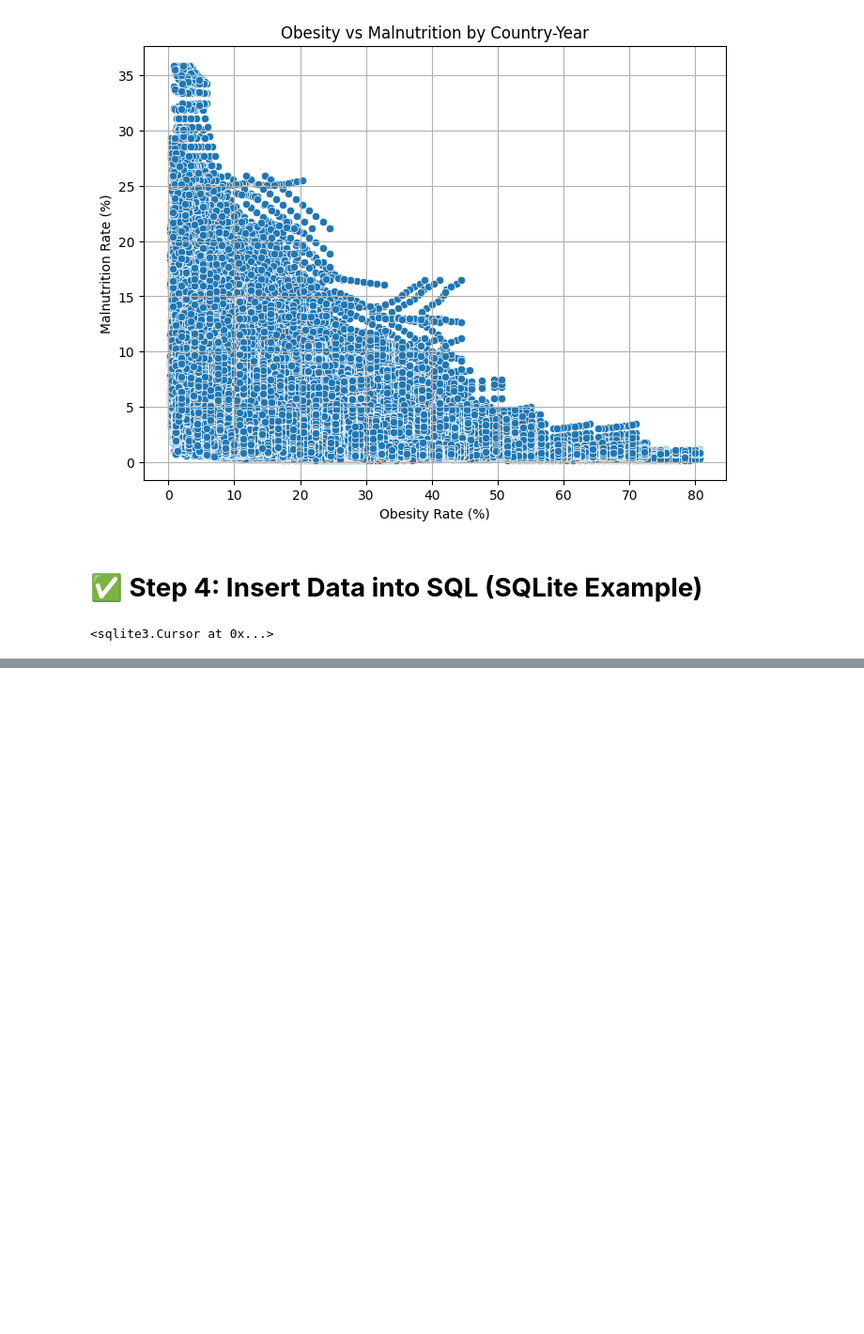
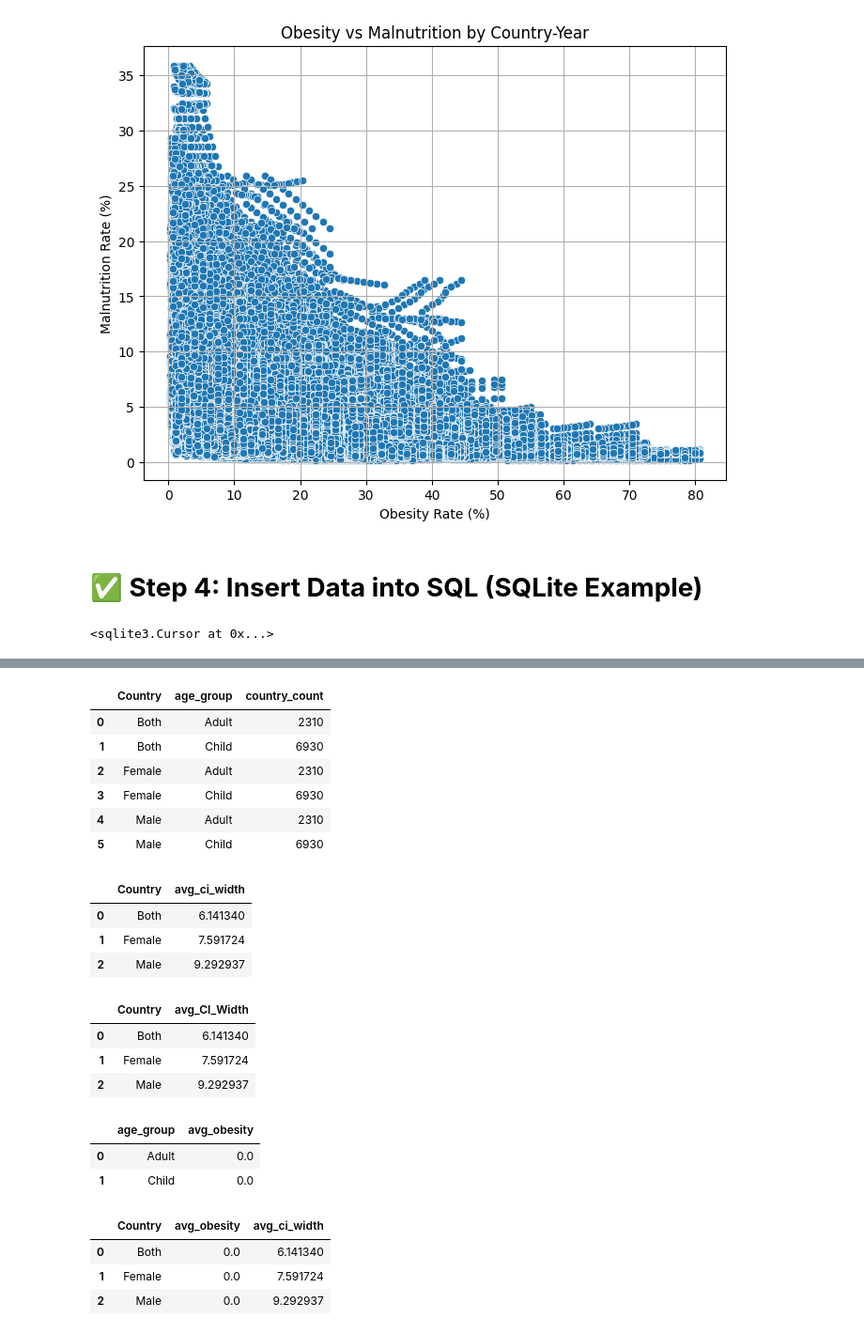
Before and after one commit to ArunK-ML/Project---Nutrition-Paradox-A-Global-View-on-Obesity-and-Malnutrition, a Jupyter notebook: Nutrition_Paradox_Near_Final.ipynb, the cells around one changed output, grey strips where cells are left out. Shown at 94% size. Drawn from its saved outputs; the diff is of its cells as text; code cells hidden in the pictures; blank space fills up the shorter version.

```diff
--- a/Nutrition_Paradox_Near_Final.ipynb
+++ b/Nutrition_Paradox_Near_Final.ipynb
@@ -845,0 +955,76 @@ display(df_malnutrition_sql.head())
+# %%
+# 5. Country count by obesity level and age group
+
+query5 = ("""
+SELECT Country, age_group, COUNT(*) AS country_count
+FROM obesity
+GROUP BY Country, age_group;
+""")
+show_query(query5)
+# %% [output]
+|  | Country | age_group | country_count |
+| 0 | Both | Adult | 2310 |
+| 1 | Both | Child | 6930 |
+| 2 | Female | Adult | 2310 |
+| 3 | Female | Child | 6930 |
+| 4 | Male | Adult | 2310 |
+| 5 | Male | Child | 6930 |
+# %%
+# 6. Most/least reliable countries by CI width
+
+query6 = ("""
+SELECT Country, AVG(CI_Width) AS avg_ci_width
+FROM obesity
+GROUP BY Country
+ORDER BY avg_ci_width ASC
+LIMIT 5;
+""")
+show_query(query6)
+# %% [output]
+|  | Country | avg_ci_width |
+| 0 | Both | 6.141340 |
+| 1 | Female | 7.591724 |
+| 2 | Male | 9.292937 |
+# %%
+# -- Top 5 most consistent (lowest average CI_Width)
+query7 = ("""
+SELECT Country, AVG(CI_Width) AS avg_CI_Width
+FROM obesity
+GROUP BY Country
+ORDER BY avg_CI_Width ASC
+LIMIT 5;
+""")
+show_query(query7)
+# %% [output]
+|  | Country | avg_CI_Width |
+| 0 | Both | 6.141340 |
+| 1 | Female | 7.591724 |
+| 2 | Male | 9.292937 |
+# %%
+# 7. Average obesity by age group
+
+query8 = ("""
+SELECT age_group, AVG(Mean_Estimate) AS avg_obesity
+FROM obesity
+GROUP BY age_group;
+""")
+show_query(query8)
+# %% [output]
+|  | age_group | avg_obesity |
+| 0 | Adult | 0.0 |
+| 1 | Child | 0.0 |
+# %%
+# 8. Top 10 countries with consistently low obesity (low average + low CI)
+
+query9 = ("""
+SELECT Country, AVG(Mean_Estimate) AS avg_obesity, AVG(CI_Width) AS avg_ci_width
+FROM obesity
+GROUP BY Country
+ORDER BY avg_obesity;
+""")
+show_query(query9)
+# %% [output]
+|  | Country | avg_obesity | avg_ci_width |
+| 0 | Both | 0.0 | 6.141340 |
+| 1 | Female | 0.0 | 7.591724 |
+| 2 | Male | 0.0 | 9.292937 |
```
Also changed, not shown: parts of 15 cells of this notebook.
